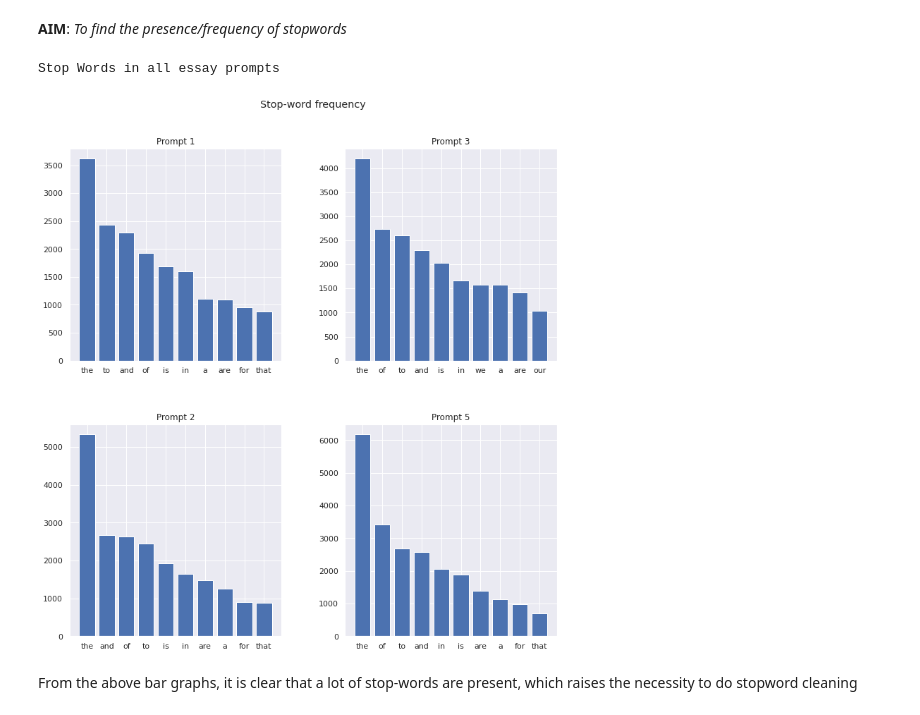
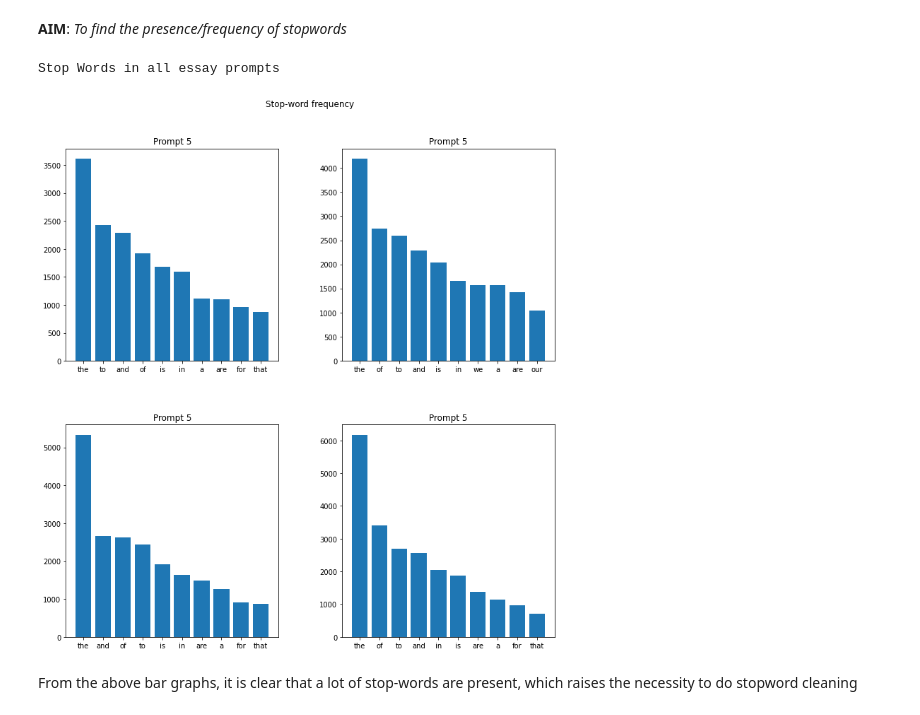
Before and after one commit to kodooraKILLER/the_NLP_multiverse, a Jupyter notebook: SHL_AI_Hiring.ipynb, the cells around one changed output. Cells and saved outputs as stored; diff of their text form; code cells hidden in the pictures.

```diff
--- a/SHL_AI_Hiring.ipynb
+++ b/SHL_AI_Hiring.ipynb
@@ -75,8 +108,10 @@ Constant variables ready
 # %%
 # import train and test datasets
 
-df=pd.read_csv('/content/sample_data/train.csv')
+'''df=pd.read_csv('/content/sample_data/train.csv')
 test_df=pd.read_csv('/content/sample_data/test.csv')
 df=df.drop(['Unnamed: 0'], axis=1)
+'''
+df=pd.read_csv('/content/prepared.csv')
 df.head()
 # %% [output]
@@ -140,14 +172,14 @@ df.head()
 # %%
 fig = plt.figure(figsize=(10,10))
 prompt_id_list=[1,2,3,5]
-for i in range(0,4):
-  curdf=df[df['promptId']==prompt_id_list[i]]
+for prompt in range(0,4):
+  curdf=df[df['promptId']==prompt_id_list[prompt]]
   labels = []
   sizes = []
   for x, y in curdf.evaluator_rating.value_counts().items():
     labels.append(x)
     sizes.append(y)
-  ax1 = plt.subplot2grid((2,2),((i)%2,math.floor((i)/2)))
+  ax1 = plt.subplot2grid((2,2),((prompt)%2,math.floor((prompt)/2)))
   plt.pie(sizes,labels=labels,autopct='%1.1f%%')
   plt.title('Score distribution: Prompt'+str(prompt_id_list[i]))
 plt.show()
@@ -168,12 +200,12 @@ fig, axes = plt.subplots(2, 2, figsize=(12,12))
 fig.suptitle('Scores versus word length')
 
 prompt_id_list=[1,2,3,5]
-for i in range(0,4):
-  curdf=df[df['promptId']==prompt_id_list[i]]
-  sns.stripplot(ax=axes[i%2,math.floor(i/2)],
+for prompt in range(0,4):
+  curdf=df[df['promptId']==prompt_id_list[prompt]]
+  sns.stripplot(ax=axes[i%2,math.floor(prompt/2)],
     data=curdf,
     x="evaluator_rating", y="avg_char_per_word")
-  axes[i%2,math.floor(i/2)].set_title("Prompt "+str(prompt_id_list[i]))
+  axes[prompt%2,math.floor(prompt/2)].set_title("Prompt "+str(prompt_id_list[prompt]))
 
 plt.subplots_adjust(left=0.1,
                     bottom=0.1,
@@ -200,12 +232,12 @@ fig, axes = plt.subplots(2, 2, figsize=(12,12))
 fig.suptitle('Scores versus no. of words')
 
 prompt_id_list=[1,2,3,5]
-for i in range(0,4):
-  curdf=df[df['promptId']==prompt_id_list[i]]
-  sns.stripplot(ax=axes[i%2,math.floor(i/2)],
+for prompt in range(0,4):
+  curdf=df[df['promptId']==prompt_id_list[prompt]]
+  sns.stripplot(ax=axes[prompt%2,math.floor(prompt/2)],
     data=curdf,
     x="evaluator_rating", y="total_words")
-  axes[i%2,math.floor(i/2)].set_title("Prompt "+str(prompt_id_list[i]))
+  axes[prompt%2,math.floor(prompt/2)].set_title("Prompt "+str(prompt_id_list[prompt]))
 
 plt.subplots_adjust(left=0.1,
                     bottom=0.1,
@@ -228,32 +260,32 @@ Graph for evaluator rating vs total words in essay
 # %%
 print("Stop Words in all essay prompts")
 
 fig, axes = plt.subplots(2, 2, figsize=(12,12))
 fig.suptitle('Stop-word frequency')
 
 prompt_id_list=[1,2,3,5]
-for i in range(0,4):
+for prompt in range(0,4):
   dct=defaultdict(int)
-  curdf=df[df['promptId']==prompt_id_list[i]]
+  curdf=df[df['promptId']==prompt_id_list[prompt]]
   for essay in curdf.essay:
     for word in essay.split():
       if word in STOP_WORDS:
           dct[word]+=1
   top=sorted(dct.items(), key=lambda x:x[1],reverse=True)[:10]
   x,y=zip(*top)
-  axes[i%2,math.floor(i/2)].bar(x,y)
-  axes[i%2,math.floor(i/2)].set_title("Prompt "+str(prompt_id_list[i]))
+  axes[prompt%2,math.floor(prompt/2)].bar(x,y)
+  axes[prompt%2,math.floor(prompt/2)].set_title("Prompt "+str(prompt_id_list[i]))
 
 plt.subplots_adjust(left=0.1,
                     bottom=0.1,
                     right=0.9,
                     top=0.9,
                     wspace=0.3,
                     hspace=0.3)
 fig.show()
 # %% [output]
 Stop Words in all essay prompts
-[figure, old version]
+[figure, new version]
 # %% [markdown]
 From the above bar graphs, it is clear that a lot of stop-words are present, which raises the necessity to do stopword cleaning
 # %% [markdown]
```
Also changed, not shown: parts of 20 cells of this notebook.
